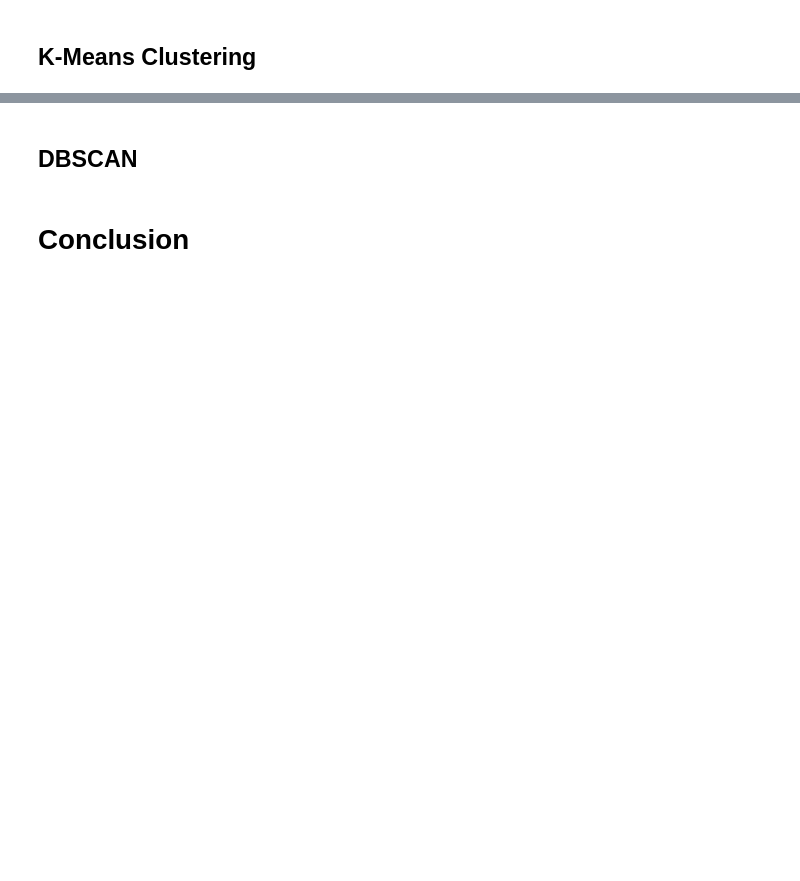
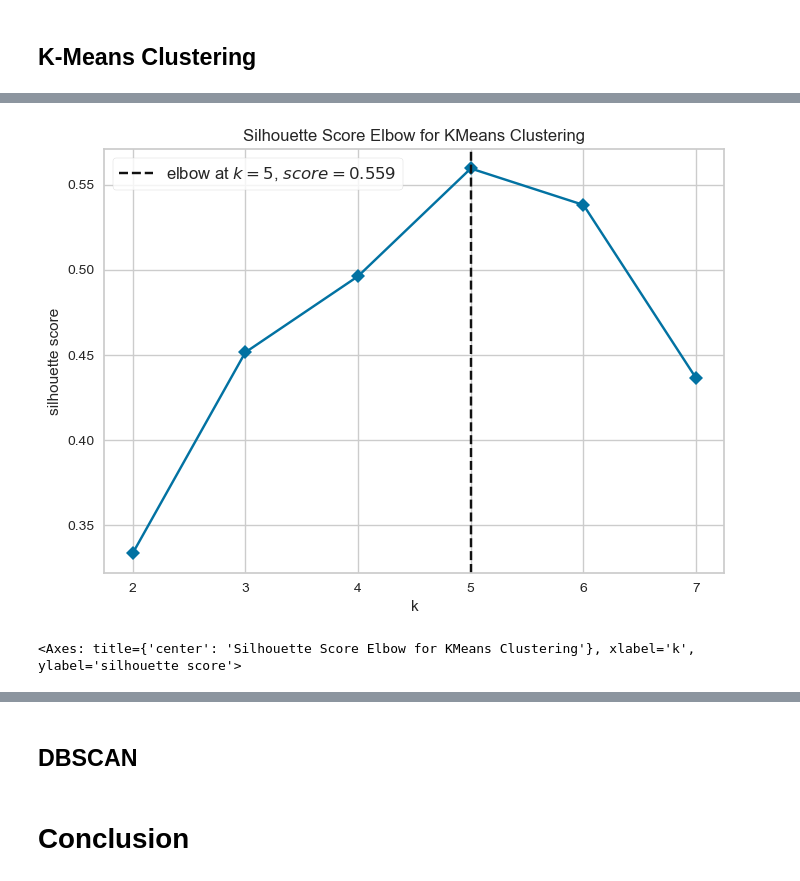
Before and after one commit to FahmaZuaf/Proses_Clustering, a Jupyter notebook: Proses Clustering.ipynb, the cells around one changed output, grey strips where cells are left out. Cells and saved outputs as stored; diff of their text form; code cells hidden in the pictures; blank space fills up the shorter version.

```diff
--- a/Proses Clustering.ipynb
+++ b/Proses Clustering.ipynb
@@ -35,0 +141,9 @@ df.head()
+# %%
+model = KMeans(random_state=123)
+visualizer = KElbowVisualizer(model, k=(2,8), metric='silhouette', timings=False)
+
+visualizer.fit(x_scaled)
+visualizer.poof()
+# %% [output]
+[figure, added]
+<Axes: title={'center': 'Silhouette Score Elbow for KMeans Clustering'}, xlabel='k', ylabel='silhouette score'>
```
Also changed, not shown: parts of 8 cells of this notebook.
